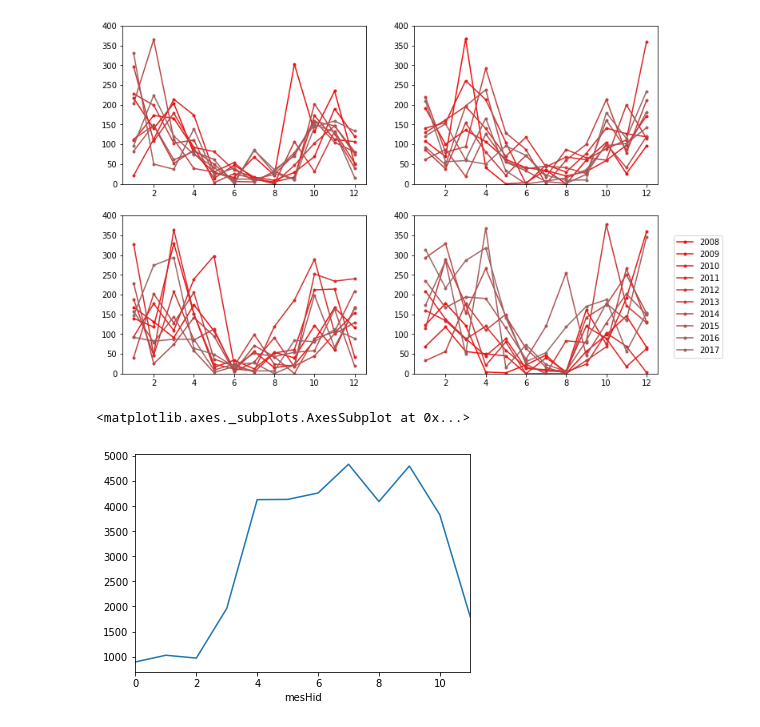
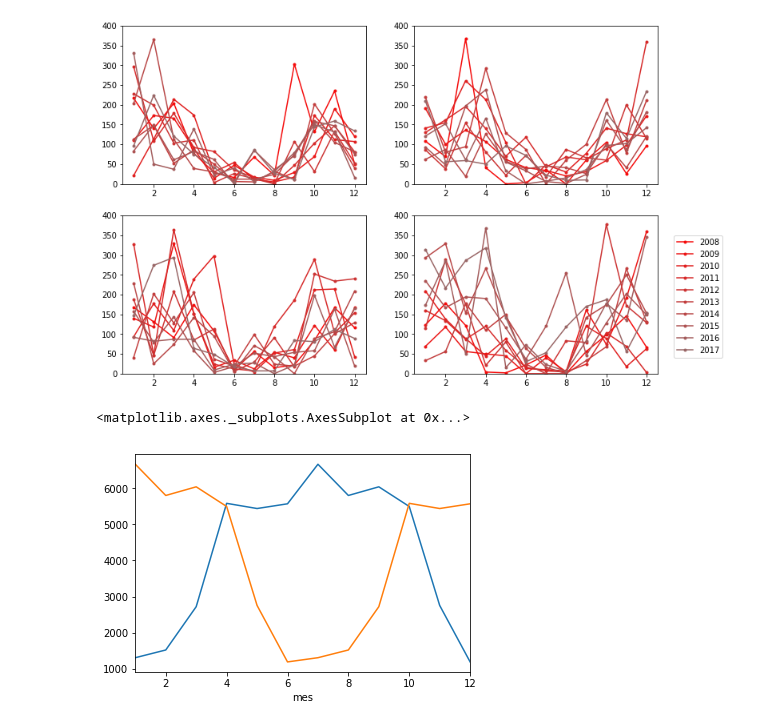
Before and after one commit to Eugenia27/BKP, a Jupyter notebook: Copia_de_Cuando_Llueve.ipynb, the cells around one changed output. Saved outputs shown, nothing was run; the diff lists cells and outputs as text; code cells hidden in the pictures.

```diff
--- a/Copia_de_Cuando_Llueve.ipynb
+++ b/Copia_de_Cuando_Llueve.ipynb
@@ -61,4 +81,5 @@ Elaborar conclusiones a partir de los resultados obtenidos en los puntos anterio
 # %%
 lluvias['mes'] = lluvias.index.month
 lluvias['año'] = lluvias.index.year
-lluvias['mesHid'] = (lluvias.index.month+6)%12
+lluvias['mesHid'] = (lluvias.index.month+5)%12+1
+lluvias['anoHid'] = (lluvias.index + dt.timedelta(days=181))
@@ -131,7 +137,8 @@ plotcxaños(2008,10,True)
 # %% [output]
 [figure]
 # %%
-lluvias[lluvias.año<2010].groupby('mesHid').rain.sum().plot()
+lluvias.groupby('mesHid').rain.sum().plot()
+lluvias.groupby('mes').rain.sum().plot()
 # %% [output]
 <matplotlib.axes._subplots.AxesSubplot at 0x...>
-[figure, old version]
+[figure, new version]
```
Also changed, not shown: parts of 60 cells of this notebook.
